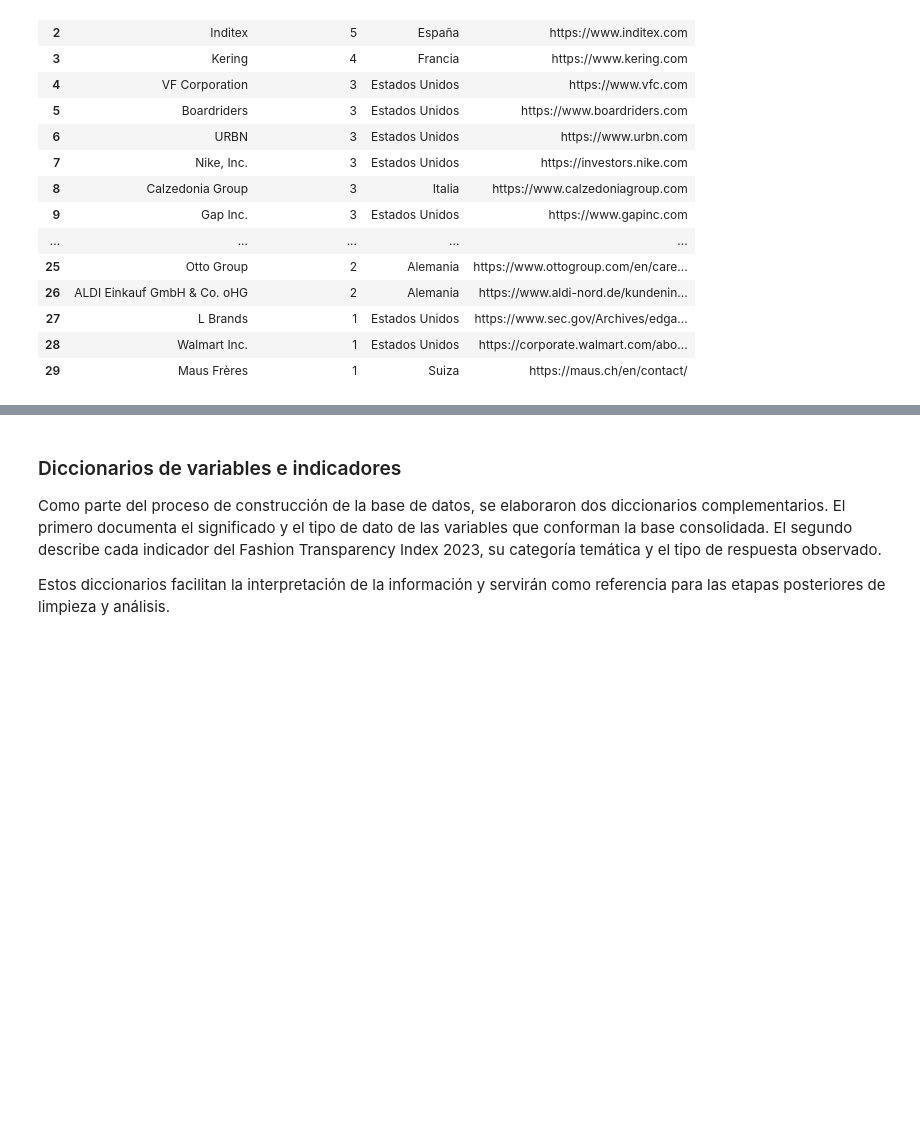
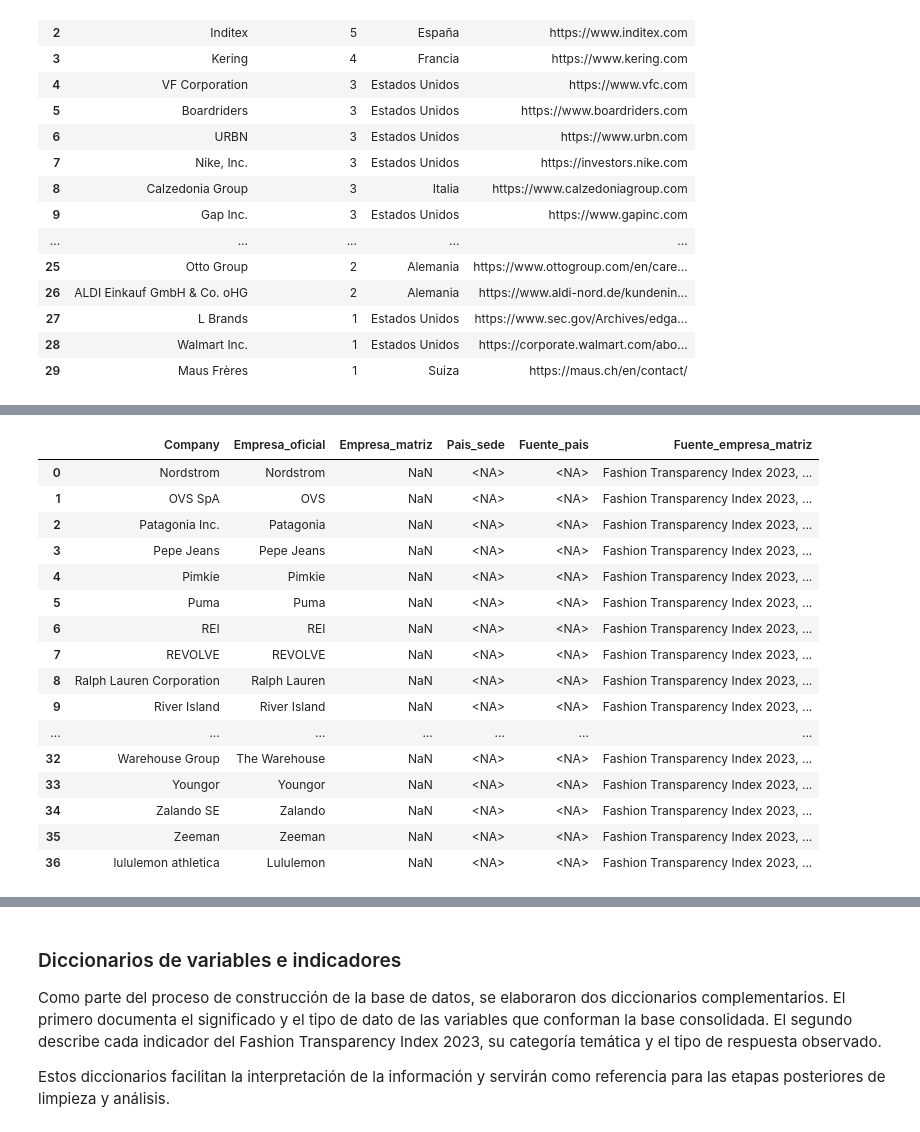
Before and after one commit to avrilsalazarrodriguez/fashion-transparency-index-2023, a Jupyter notebook: scripts/01_construccion_base_integrada.ipynb, the cells around one changed output, grey strips where cells are left out. Drawn from its saved outputs; the diff is of its cells as text; code cells hidden in the pictures; blank space fills up the shorter version.

```diff
--- a/scripts/01_construccion_base_integrada.ipynb
+++ b/scripts/01_construccion_base_integrada.ipynb
@@ -1062,0 +2597,26 @@ display(matrices_pais.head(30))
+# %%
+# Revisión de la tercera y última tanda de empresas pendientes (77 a 113)
+
+display(
+    empresas_pendientes
+    .iloc[76:]
+    .reset_index(drop=True)
+)
+# %% [output]
+|  | Company | Empresa_oficial | Empresa_matriz | Pais_sede | Fuente_pais | Fuente_empresa_matriz |
+| 0 | Nordstrom | Nordstrom | NaN | <NA> | <NA> | Fashion Transparency Index 2023, ... |
+| 1 | OVS SpA | OVS | NaN | <NA> | <NA> | Fashion Transparency Index 2023, ... |
+| 2 | Patagonia Inc. | Patagonia | NaN | <NA> | <NA> | Fashion Transparency Index 2023, ... |
+| 3 | Pepe Jeans | Pepe Jeans | NaN | <NA> | <NA> | Fashion Transparency Index 2023, ... |
+| 4 | Pimkie | Pimkie | NaN | <NA> | <NA> | Fashion Transparency Index 2023, ... |
+| 5 | Puma | Puma | NaN | <NA> | <NA> | Fashion Transparency Index 2023, ... |
+| 6 | REI | REI | NaN | <NA> | <NA> | Fashion Transparency Index 2023, ... |
+| 7 | REVOLVE | REVOLVE | NaN | <NA> | <NA> | Fashion Transparency Index 2023, ... |
+| 8 | Ralph Lauren Corporation | Ralph Lauren | NaN | <NA> | <NA> | Fashion Transparency Index 2023, ... |
+| 9 | River Island | River Island | NaN | <NA> | <NA> | Fashion Transparency Index 2023, ... |
+| ... | ... | ... | ... | ... | ... | ... |
+| 32 | Warehouse Group | The Warehouse | NaN | <NA> | <NA> | Fashion Transparency Index 2023, ... |
+| 33 | Youngor | Youngor | NaN | <NA> | <NA> | Fashion Transparency Index 2023, ... |
+| 34 | Zalando SE | Zalando | NaN | <NA> | <NA> | Fashion Transparency Index 2023, ... |
+| 35 | Zeeman | Zeeman | NaN | <NA> | <NA> | Fashion Transparency Index 2023, ... |
+| 36 | lululemon athletica | Lululemon | NaN | <NA> | <NA> | Fashion Transparency Index 2023, ... |
```
Also changed, not shown: parts of 22 cells of this notebook, 2 other files.
